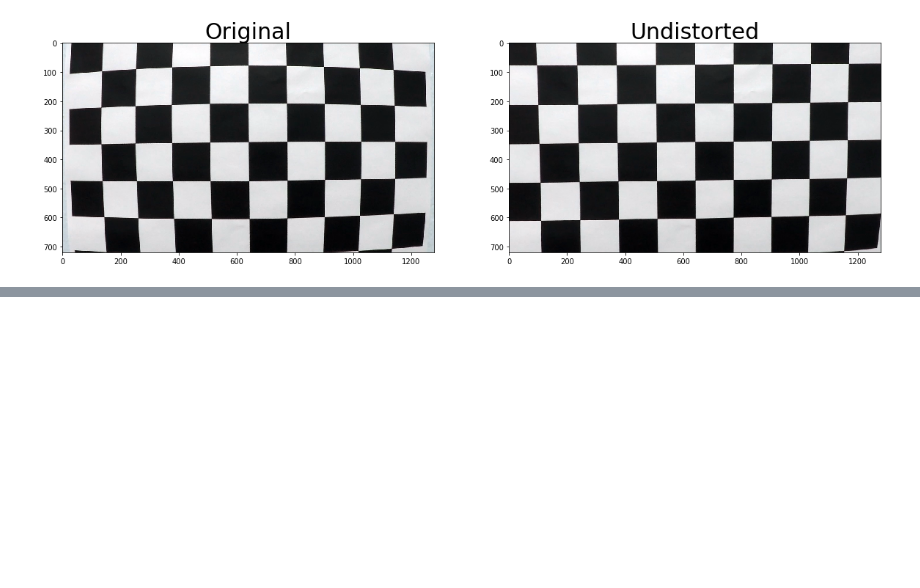
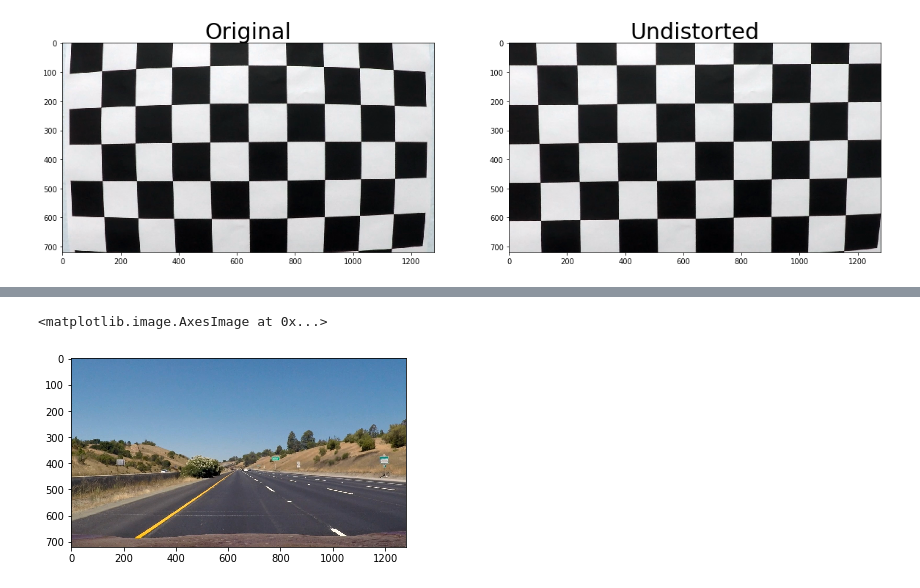
Before and after one commit to tyler-lewis-udacity/Advanced_Lane_Finding, a Jupyter notebook: P4_advanced_lane_finding.ipynb, the cells around one changed output, grey strips where cells are left out. Cells and saved outputs as stored; diff of their text form; code cells hidden in the pictures; blank space fills up the shorter version.

```diff
--- a/P4_advanced_lane_finding.ipynb
+++ b/P4_advanced_lane_finding.ipynb
@@ -232 +347,10 @@ def perspective_transform(img, src, offset):
+# %%
+# Read in a test image
+original_img = cv2.imread('test_images/straight_lines1.jpg')
+original_img = cv2.cvtColor(original_img, cv2.COLOR_BGR2RGB)
+img = np.copy(original_img)
+plt.imshow(img)
+# %% [output]
+<matplotlib.image.AxesImage at 0x...>
+[figure, added]
 # %%
```
Also changed, not shown: parts of 12 cells of this notebook, 20 other files.
